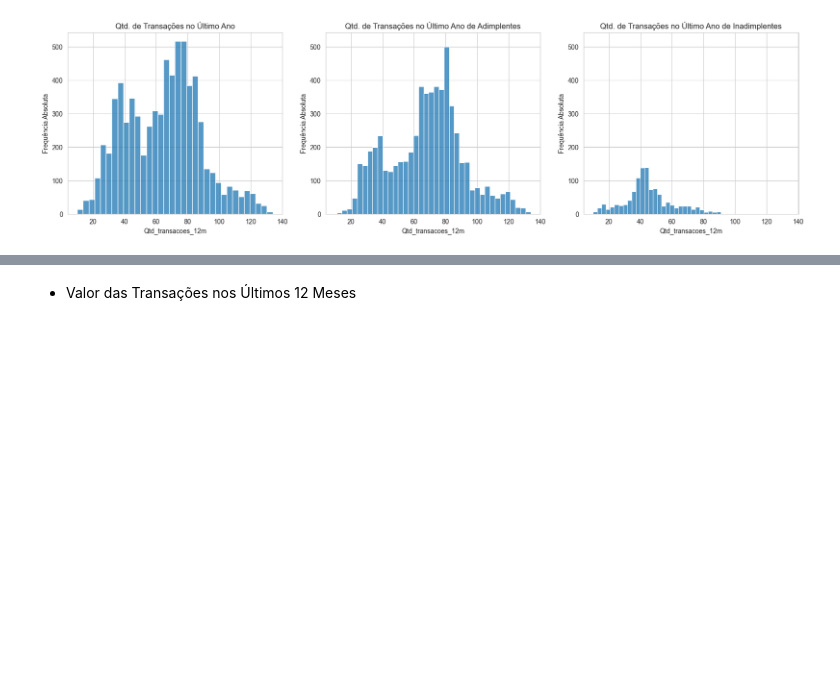
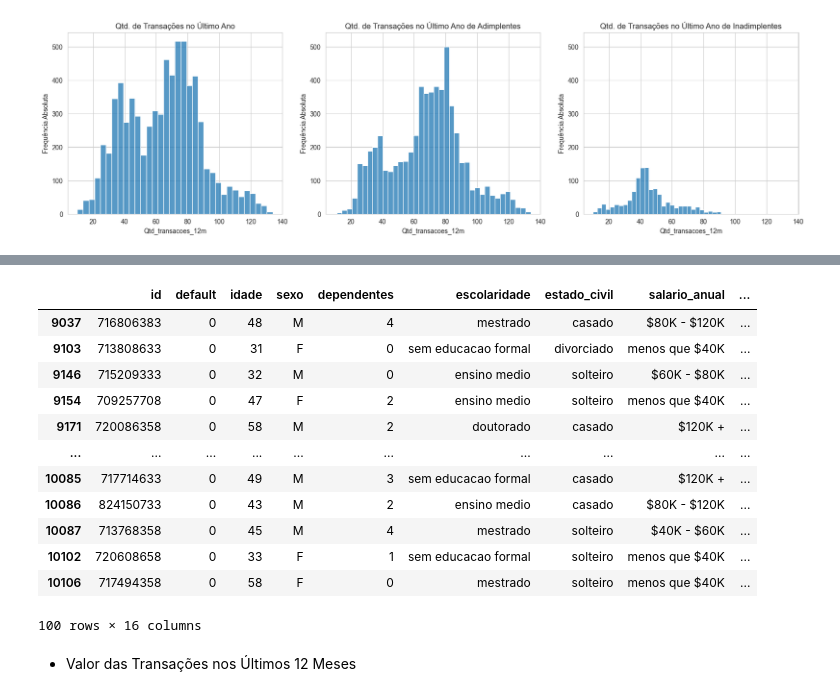
Before and after one commit to giveuperror/projeto-final-python, a Jupyter notebook: Python_M10_support material10 (1).ipynb, the cells around one changed output, grey strips where cells are left out. Cells and saved outputs as stored; diff of their text form; code cells hidden in the pictures; blank space fills up the shorter version.

```diff
--- a/Python_M10_support material10 (1).ipynb
+++ b/Python_M10_support material10 (1).ipynb
@@ -577,3 +604,20 @@ figura.show()
+# %%
+linhas_maior_que_120 = df[df['qtd_transacoes_12m'] > 120]
+linhas_maior_que_120
+# %% [output]
+|  | id | default | idade | sexo | dependentes | escolaridade | estado_civil | salario_anual | ... |
+| 9037 | 716806383 | 0 | 48 | M | 4 | mestrado | casado | $80K - $120K | ... |
+| 9103 | 713808633 | 0 | 31 | F | 0 | sem educacao formal | divorciado | menos que $40K | ... |
+| 9146 | 715209333 | 0 | 32 | M | 0 | ensino medio | solteiro | $60K - $80K | ... |
+| 9154 | 709257708 | 0 | 47 | F | 2 | ensino medio | solteiro | menos que $40K | ... |
+| 9171 | 720086358 | 0 | 58 | M | 2 | doutorado | casado | $120K + | ... |
+| ... | ... | ... | ... | ... | ... | ... | ... | ... | ... |
+| 10085 | 717714633 | 0 | 49 | M | 3 | sem educacao formal | casado | $120K + | ... |
+| 10086 | 824150733 | 0 | 43 | M | 2 | ensino medio | casado | $80K - $120K | ... |
+| 10087 | 713768358 | 0 | 45 | M | 4 | mestrado | solteiro | $40K - $60K | ... |
+| 10102 | 720608658 | 0 | 33 | F | 1 | sem educacao formal | solteiro | menos que $40K | ... |
+| 10106 | 717494358 | 0 | 58 | F | 0 | mestrado | solteiro | menos que $40K | ... |
+100 rows × 16 columns
 # %% [markdown]
  - Valor das Transações nos Últimos 12 Meses
 # %%
```
Also changed, not shown: parts of 4 cells of this notebook.
